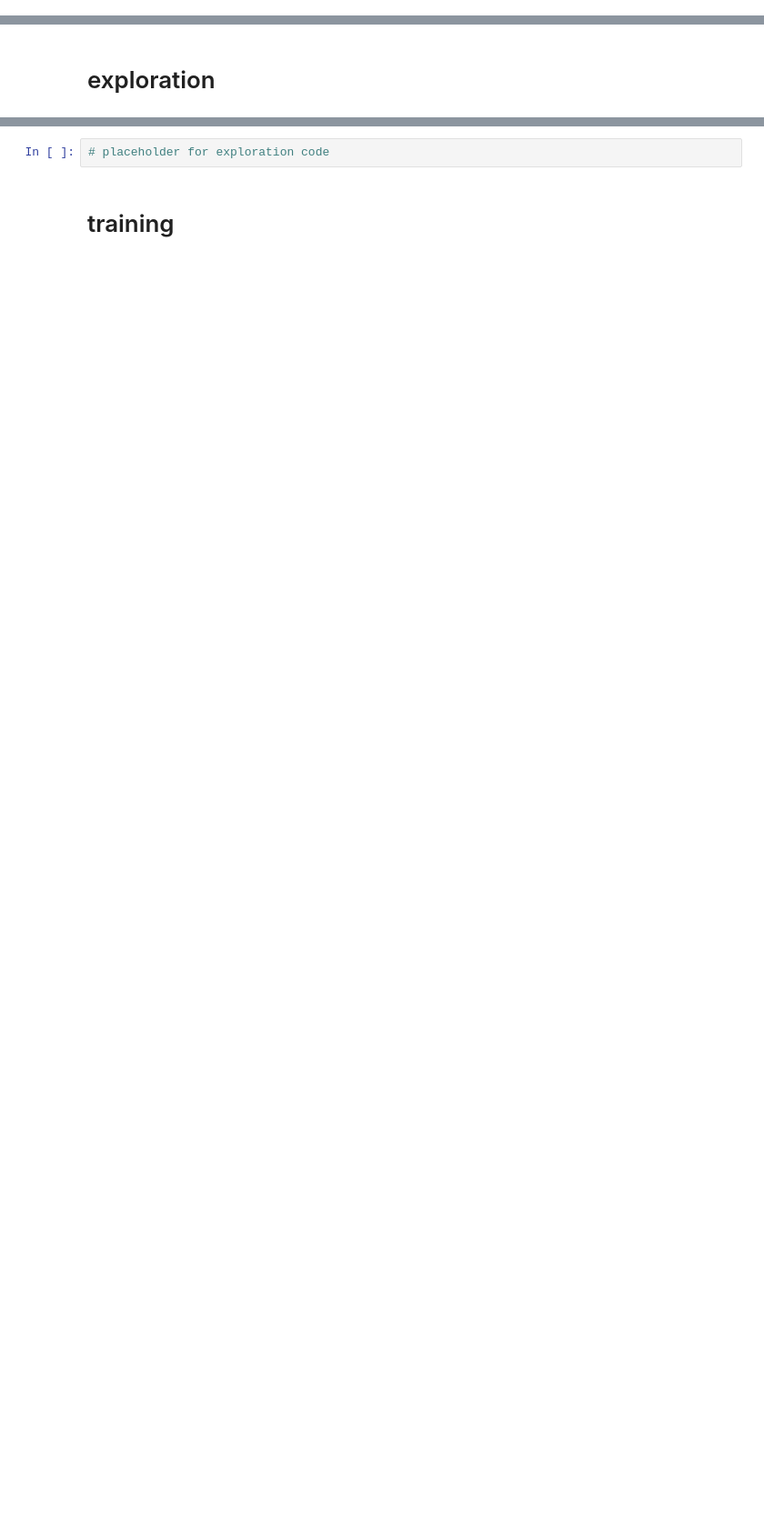
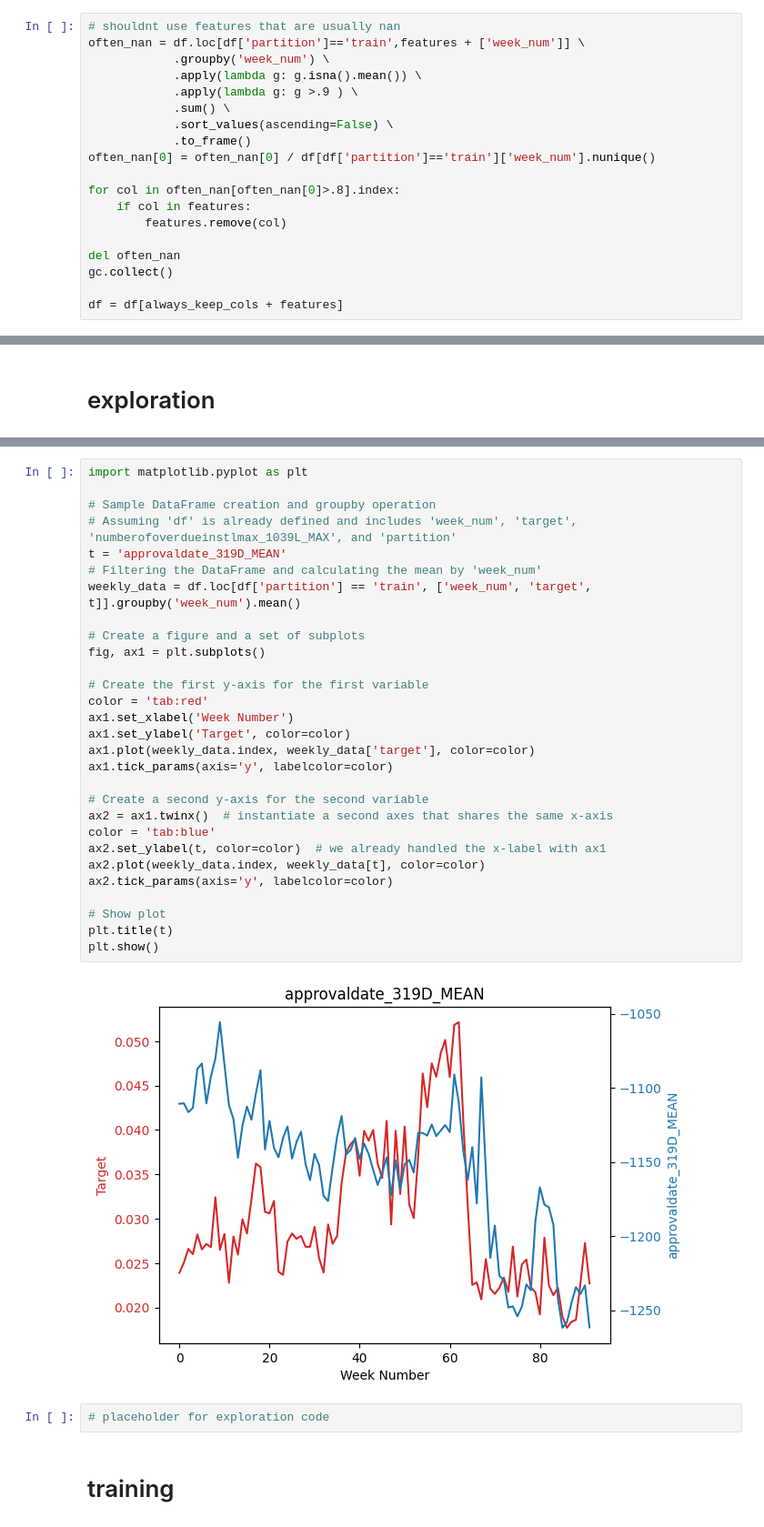
Before and after one commit to grichland/credit-risk-modeling2024, a Jupyter notebook: submission_v2.ipynb, the cells around one changed output, grey strips where cells are left out. Shown: that part at 91% size. Cells and saved outputs as stored; diff of their text form; blank space fills up the shorter version.

```diff
--- a/submission_v2.ipynb
+++ b/submission_v2.ipynb
@@ -726,0 +751,19 @@ df.shape
+# %%
+# shouldnt use features that are usually nan
+often_nan = df.loc[df['partition']=='train',features + ['week_num']] \
+            .groupby('week_num') \
+            .apply(lambda g: g.isna().mean()) \
+            .apply(lambda g: g >.9 ) \
+            .sum() \
+            .sort_values(ascending=False) \
+            .to_frame()
+often_nan[0] = often_nan[0] / df[df['partition']=='train']['week_num'].nunique()
+
+for col in often_nan[often_nan[0]>.8].index:
+    if col in features:
+        features.remove(col)
+
+del often_nan
+gc.collect()
+
+df = df[always_keep_cols + features]
@@ -729,3 +819,34 @@ df.shape
+# %%
+import matplotlib.pyplot as plt
+
+# Sample DataFrame creation and groupby operation
+# Assuming 'df' is already defined and includes 'week_num', 'target', 'numberofoverdueinstlmax_1039L_MAX', and 'partition'
+t = 'approvaldate_319D_MEAN'
+# Filtering the DataFrame and calculating the mean by 'week_num'
+weekly_data = df.loc[df['partition'] == 'train', ['week_num', 'target', t]].groupby('week_num').mean()
+
+# Create a figure and a set of subplots
+fig, ax1 = plt.subplots()
+
+# Create the first y-axis for the first variable
+color = 'tab:red'
+ax1.set_xlabel('Week Number')
+ax1.set_ylabel('Target', color=color)
+ax1.plot(weekly_data.index, weekly_data['target'], color=color)
+ax1.tick_params(axis='y', labelcolor=color)
+
+# Create a second y-axis for the second variable
+ax2 = ax1.twinx()  # instantiate a second axes that shares the same x-axis
+color = 'tab:blue'
+ax2.set_ylabel(t, color=color)  # we already handled the x-label with ax1
+ax2.plot(weekly_data.index, weekly_data[t], color=color)
+ax2.tick_params(axis='y', labelcolor=color)
+
+# Show plot
+plt.title(t)
+plt.show()
+# %% [output]
+[figure, added]
 # %%
 # placeholder for exploration code
 # %% [markdown]
```
Also changed, not shown: parts of 33 cells of this notebook.
